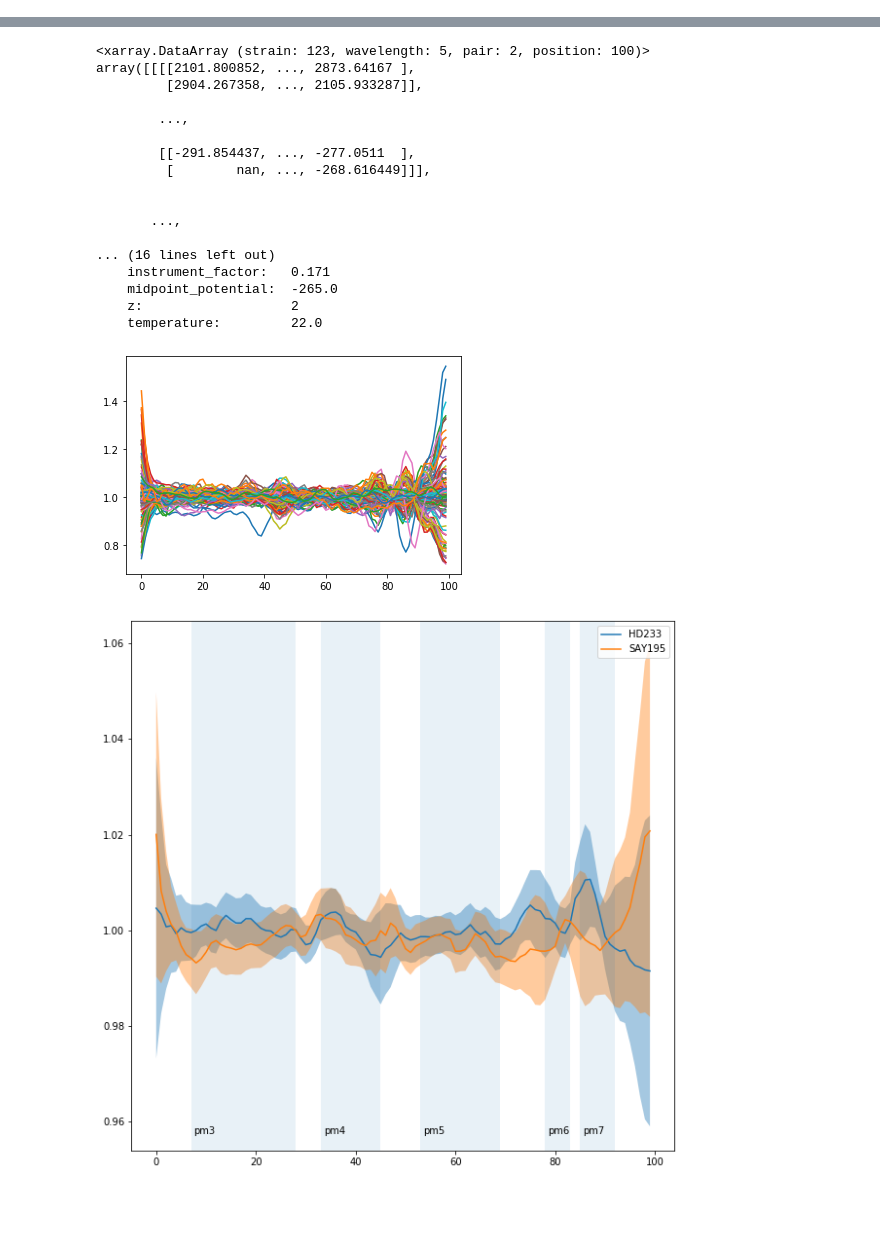
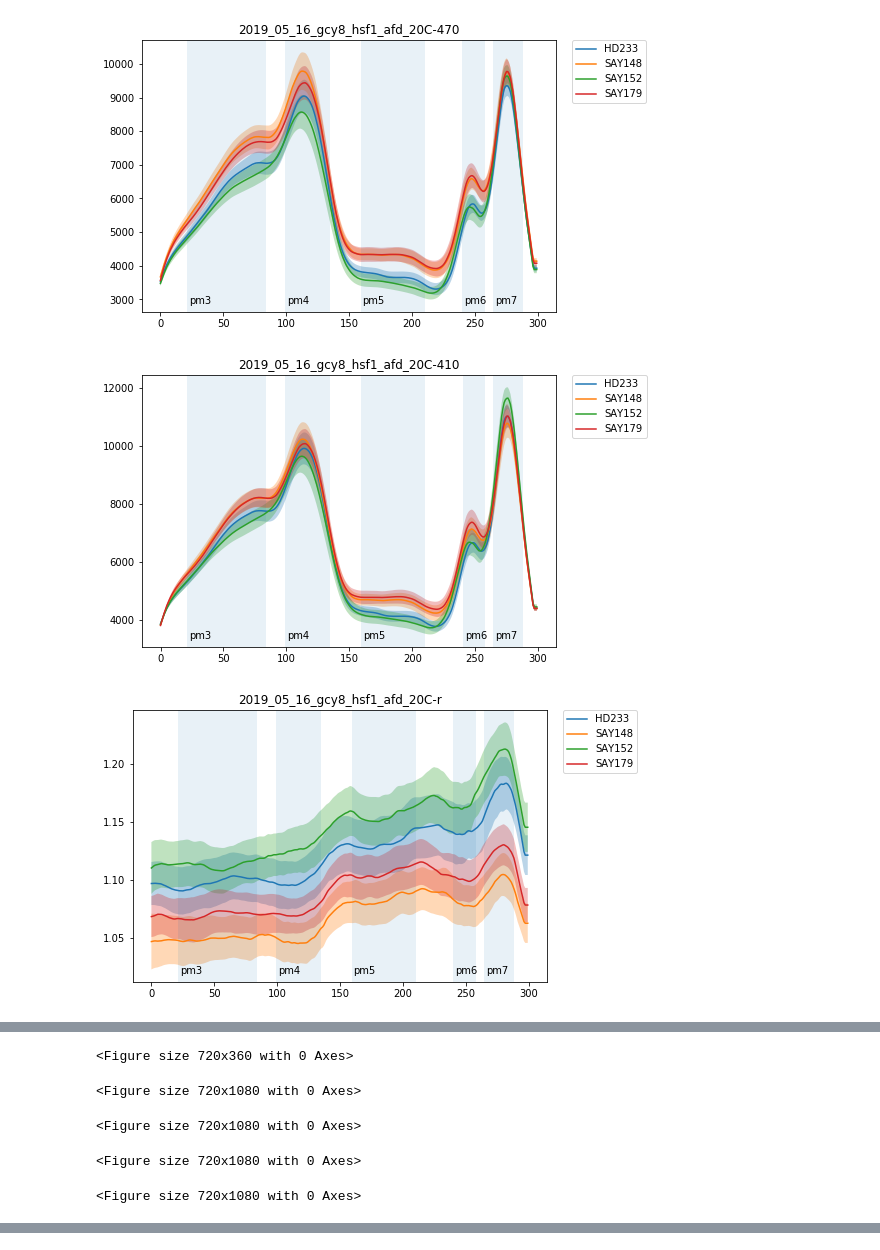
Before and after one commit to ApfeldLab/pharynx_redox, a Jupyter notebook: python/notebooks/FDA.ipynb, the cells around one changed output, grey strips where cells are left out. Drawn from its saved outputs; the diff is of its cells as text; code cells hidden in the pictures; blank space fills up the shorter version.

```diff
--- a/python/notebooks/FDA.ipynb
+++ b/python/notebooks/FDA.ipynb
@@ -25,12 +29,13 @@ reload(plots)
 
 logging.basicConfig(format='%(asctime)s %(levelname)s:%(message)s', level=logging.DEBUG, datefmt='%I:%M:%S')
 # %%
-experiment_dir = "/Users/sean/code/wormAnalysis/data/paired_ratio/2019_04_03_ASI_ablation/"
-imaging_scheme = "TL/470/410/470/410"
+experiment_dir = "/Users/sean/code/wormAnalysis/data/single_ratio/2019_05_16_gcy8_hsf1_afd_20C"
+imaging_scheme = "TL/470/410"
 
 reload(experiment);
 ex = experiment.PairExperiment(
     experiment_dir=experiment_dir,
-    imaging_scheme=imaging_scheme
+    imaging_scheme=imaging_scheme,
+    trim_threshold=4000
 )
 # %% [output]
@@ -45,0 +52,3 @@ ex = experiment.PairExperiment(
+[figure, added]
+[figure, added]
+[figure, added]
@@ -45,0 +56,5 @@ ex = experiment.PairExperiment(
+<Figure size 720x360 with 0 Axes>
+<Figure size 720x1080 with 0 Axes>
+<Figure size 720x1080 with 0 Axes>
+<Figure size 720x1080 with 0 Axes>
+<Figure size 720x1080 with 0 Axes>
@@ -46,29 +61,0 @@ ex = experiment.PairExperiment(
-# %%
-ex.trimmed_intensity_data
-# %% [output]
-<xarray.DataArray (strain: 123, wavelength: 5, pair: 2, position: 100)>
-array([[[[2101.800852, ..., 2873.64167 ],
-         [2904.267358, ..., 2105.933287]],
-
-        ...,
-
-        [[-291.854437, ..., -277.0511  ],
-         [        nan, ..., -268.616449]]],
-
-
-       ...,
-
-... (16 lines left out)
-    instrument_factor:   0.171
-    midpoint_potential:  -265.0
-    z:                   2
-    temperature:         22.0
-# %%
-r_r = ex.trimmed_intensity_data.sel(wavelength='r', pair=0) / ex.trimmed_intensity_data.sel(wavelength='r', pair=1)
-plt.plot(r_r.T);
-# %% [output]
-[figure, removed]
-# %%
-ax = plots.plot_average_by_strain_and_pair(r_r)
-# %% [output]
-[figure, removed]
```
Also changed, not shown: parts of 11 cells of this notebook, 1 other file.
